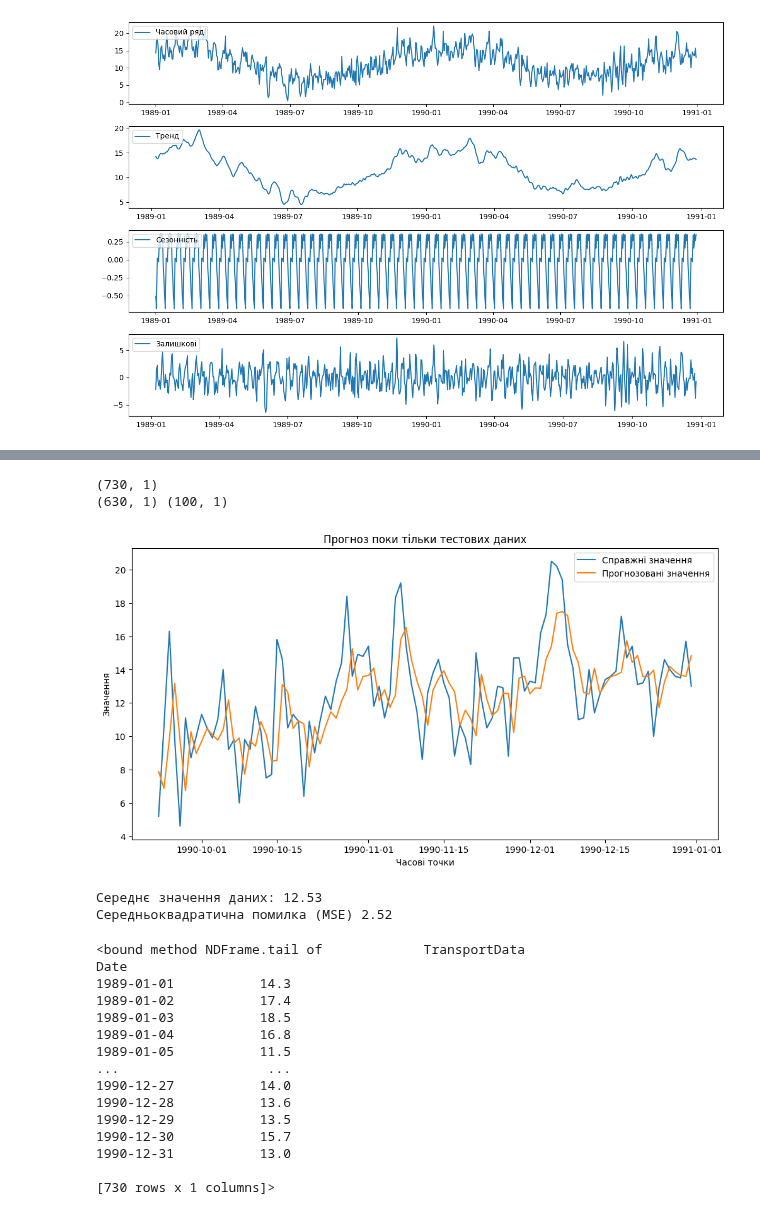
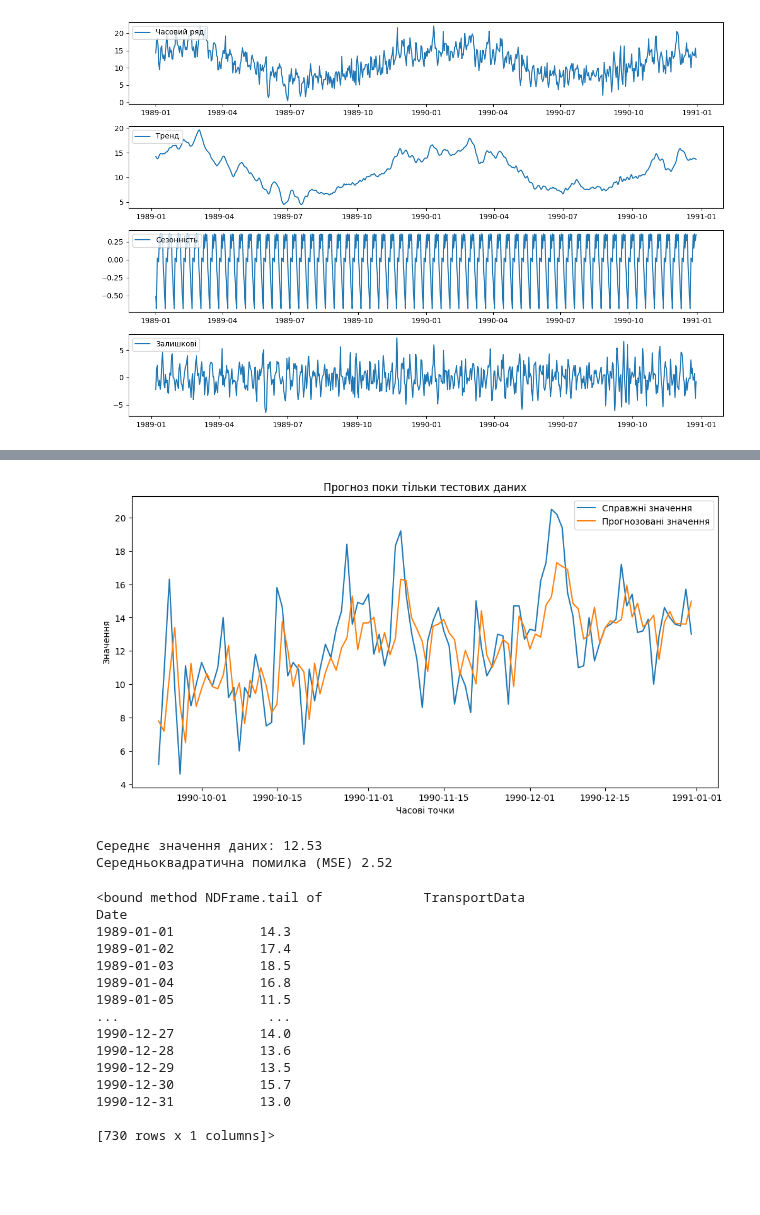
Before and after one commit to AnnaIvn/ml2023, a Jupyter notebook: Labs/Lab2/lab3.ipynb, the cells around one changed output, grey strips where cells are left out. Cells and saved outputs as stored; diff of their text form; code cells hidden in the pictures; blank space fills up the shorter version.

Commit message:
lab2. part2 - added search for the best parameters for ARIMA

```diff
--- a/Labs/Lab2/lab3.ipynb
+++ b/Labs/Lab2/lab3.ipynb
@@ -268,41 +310,39 @@ from statsmodels.tsa.arima.model import ARIMA
 from sklearn.metrics import mean_squared_error
 from math import sqrt
 
-print(transport_df.shape)
+# print(transport_df.shape)
 train=transport_df.iloc[:-100]
 test=transport_df.iloc[-100:]
-print(train.shape, test.shape)
+# print(train.shape, test.shape)
 
-p, d, q = 1, 1, 1  # Параметри ARIMA
+p, d, q = 0, 1, 3  # Параметри ARIMA
 model = ARIMA(transport_df, order=(p, d, q))
 model = model.fit()
 # model.summary()
 
 # Прогноз для тестових даних (для оцінки моделі)
 start=len(train)
 end=len(train)+len(test)-1
 pred=model.predict(start=start, end=end, typ='levels')
 
 # Візуалізація прогнозу та реальних значень
 plt.figure(figsize=(12, 6))
 plt.plot(transport_df['TransportData'].iloc[-100:], label='Справжні значення')
 plt.plot(pred, label='Прогнозовані значення')
 plt.title('Прогноз поки тільки тестових даних')
 plt.xlabel('Часові точки')
 plt.ylabel('Значення')
 plt.legend()
 plt.show()
 
 # Оцінка точності моделі
 mean = test['TransportData'].mean()
 print(f"Середнє значення даних: {mean:.2f}")
 
 rmse = sqrt(mean_squared_error(pred,test['TransportData']))
 print(f"Середньоквадратична помилка (MSE) {rmse:.2f}")
 # %% [output]
+[figure, new version]
-(730, 1)
-(630, 1) (100, 1)
+Середнє значення даних: 12.53
+Середньоквадратична помилка (MSE) 2.52
-[figure, old version]
-Середнє значення даних: 12.53
-Середньоквадратична помилка (MSE) 2.52
 # %%
```
Also changed, not shown: parts of 5 cells of this notebook.
